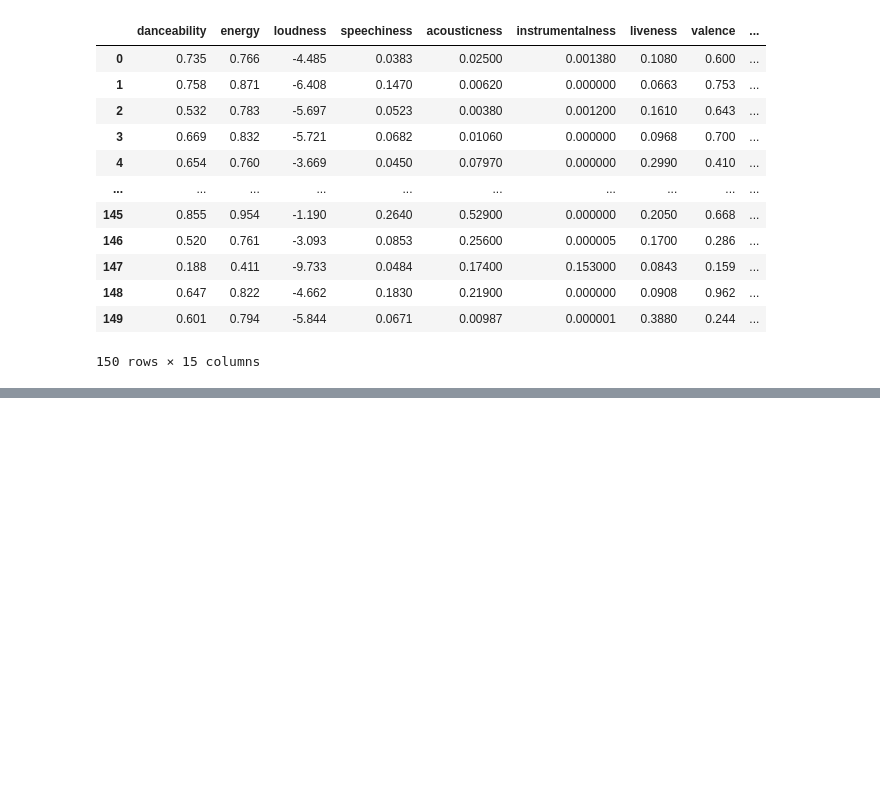
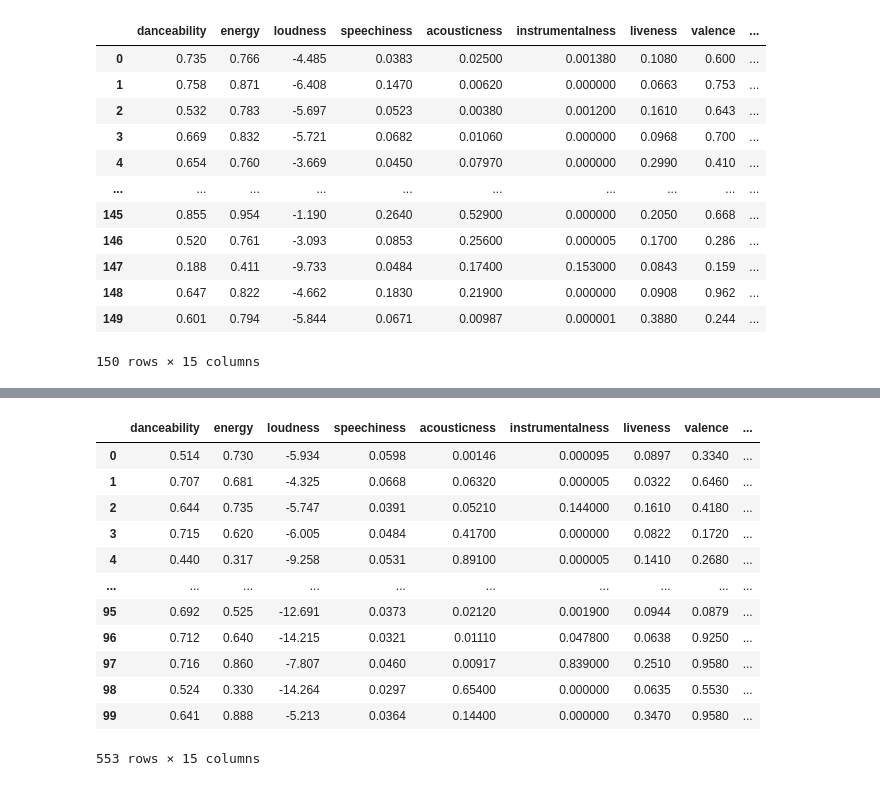
Before and after one commit to aychakurtulush/Ironhack-Labs, a Jupyter notebook: Song Recommender Project/spotify_song_scrap.ipynb, the cells around one changed output, grey strips where cells are left out. Drawn from its saved outputs; the diff is of its cells as text; code cells hidden in the pictures; blank space fills up the shorter version.

```diff
--- a/Song Recommender Project/spotify_song_scrap.ipynb
+++ b/Song Recommender Project/spotify_song_scrap.ipynb
@@ -246,0 +303,12 @@ def get_playlist_tracks(username, playlist_id):
+# %%
+# define a function to get track names
+def get_tracks_names(username, playlist_id):
+    tracks = get_playlist_tracks(username, playlist_id)
+    track_names = []
+    for item in range(0, len(tracks)):
+        track_names.append(tracks[item]['track']['name'])
+    return track_names
+
+#get get track names and include it to the dataframe
+track_names = get_tracks_names(username, playlist_id)
+top2020s['name'] = track_names
@@ -246,0 +321,12 @@ def get_playlist_tracks(username, playlist_id):
+# %%
+# define a function to get track names
+def get_tracks_albums(username, playlist_id):
+    tracks = get_playlist_tracks(username, playlist_id)
+    albums = []
+    for item in range(0, len(tracks)):
+        albums.append(tracks[item]['track']['album']['name'])
+    return albums
+
+#get get track names and include it to the dataframe
+albums = get_tracks_albums(username, playlist_id)
+top2020s['album'] = albums
@@ -246,0 +339,12 @@ def get_playlist_tracks(username, playlist_id):
+# %%
+# define a function to get track names
+def get_tracks_popularity(username, playlist_id):
+    tracks = get_playlist_tracks(username, playlist_id)
+    popularity_li = []
+    for item in range(0, len(tracks)):
+        popularity_li.append(tracks[item]['track']['popularity'])
+    return popularity_li
+
+#get get track popularity rate and include it to the dataframe
+popularity_li = get_tracks_popularity(username, playlist_id)
+top2020s['popularity'] = popularity_li
@@ -246,0 +675,18 @@ def get_playlist_tracks(username, playlist_id):
+# %%
+tops_df = pd.concat([top2020s, top2010s, top2000s, top1990s, top1980s], axis=0)
+# %%
+tops_df
+# %% [output]
+|  | danceability | energy | loudness | speechiness | acousticness | instrumentalness | liveness | valence | ... |
+| 0 | 0.514 | 0.730 | -5.934 | 0.0598 | 0.00146 | 0.000095 | 0.0897 | 0.3340 | ... |
+| 1 | 0.707 | 0.681 | -4.325 | 0.0668 | 0.06320 | 0.000005 | 0.0322 | 0.6460 | ... |
+| 2 | 0.644 | 0.735 | -5.747 | 0.0391 | 0.05210 | 0.144000 | 0.1610 | 0.4180 | ... |
+| 3 | 0.715 | 0.620 | -6.005 | 0.0484 | 0.41700 | 0.000000 | 0.0822 | 0.1720 | ... |
+| 4 | 0.440 | 0.317 | -9.258 | 0.0531 | 0.89100 | 0.000005 | 0.1410 | 0.2680 | ... |
+| ... | ... | ... | ... | ... | ... | ... | ... | ... | ... |
+| 95 | 0.692 | 0.525 | -12.691 | 0.0373 | 0.02120 | 0.001900 | 0.0944 | 0.0879 | ... |
+| 96 | 0.712 | 0.640 | -14.215 | 0.0321 | 0.01110 | 0.047800 | 0.0638 | 0.9250 | ... |
+| 97 | 0.716 | 0.860 | -7.807 | 0.0460 | 0.00917 | 0.839000 | 0.2510 | 0.9580 | ... |
+| 98 | 0.524 | 0.330 | -14.264 | 0.0297 | 0.65400 | 0.000000 | 0.0635 | 0.5530 | ... |
+| 99 | 0.641 | 0.888 | -5.213 | 0.0364 | 0.14400 | 0.000000 | 0.3470 | 0.9580 | ... |
+553 rows × 15 columns
```
Also changed, not shown: parts of 15 cells of this notebook, 2 other files.
